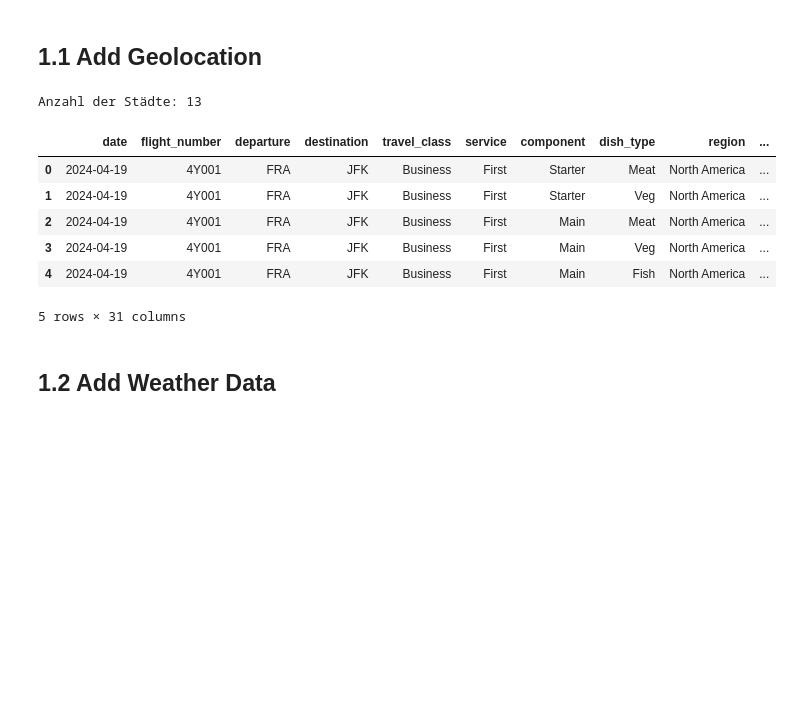
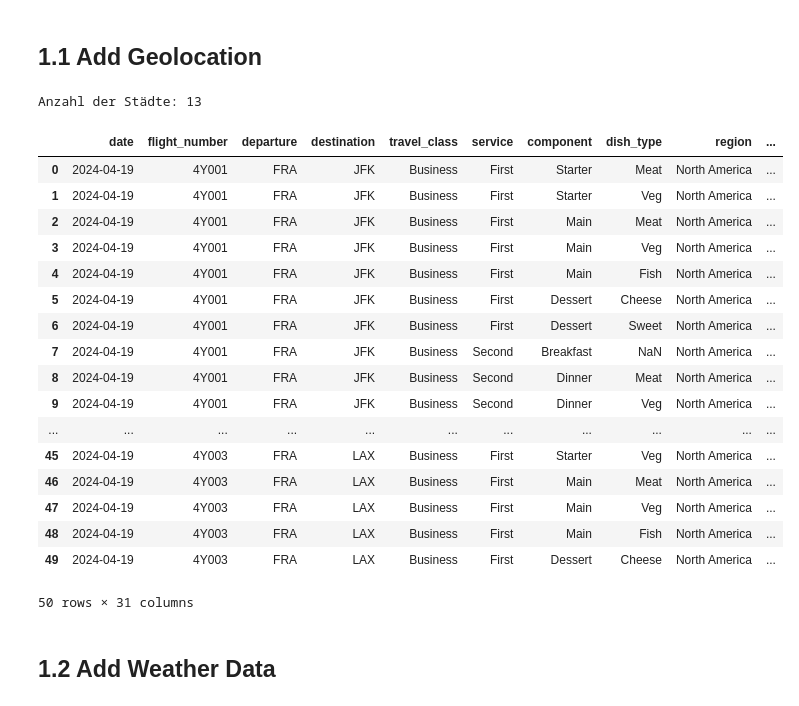
Before and after one commit to EmilHPI/material-dashboard, a Jupyter notebook: pipeline/data_pipeline.ipynb, the cells around one changed output. Drawn from its saved outputs; the diff is of its cells as text; code cells hidden in the pictures; blank space fills up the shorter version.

```diff
--- a/pipeline/data_pipeline.ipynb
+++ b/pipeline/data_pipeline.ipynb
@@ -76,34 +98,45 @@ departure_airports = set(df_import["departure"])
 destination_airports = set(df_import["destination"])
 
 all_airports = list(departure_airports.union(destination_airports))
 
 df_airports = create_df(all_airports)
 
 df_import['departure'] = df_import['departure'].astype(str)
 df_import['destination'] = df_import['destination'].astype(str)
 df_airports['city'] = df_airports['city'].astype(str)
 
 df = df_import.merge(df_airports.rename(columns={
     'city': 'departure',
     'latitude': 'departure_latitude',
     'longitude': 'departure_longitude'
 }), on='departure', how='left')
 
 df = df.merge(df_airports.rename(columns={
     'city': 'destination',
     'latitude': 'destination_latitude',
     'longitude': 'destination_longitude'
 }), on='destination', how='left')
 
-df.head()
+df.head(50)
 # %% [output]
 Anzahl der Städte: 13
 |  | date | flight_number | departure | destination | travel_class | service | component | dish_type | region | ... |
 | 0 | 2024-04-19 | 4Y001 | FRA | JFK | Business | First | Starter | Meat | North America | ... |
 | 1 | 2024-04-19 | 4Y001 | FRA | JFK | Business | First | Starter | Veg | North America | ... |
 | 2 | 2024-04-19 | 4Y001 | FRA | JFK | Business | First | Main | Meat | North America | ... |
 | 3 | 2024-04-19 | 4Y001 | FRA | JFK | Business | First | Main | Veg | North America | ... |
 | 4 | 2024-04-19 | 4Y001 | FRA | JFK | Business | First | Main | Fish | North America | ... |
+| 5 | 2024-04-19 | 4Y001 | FRA | JFK | Business | First | Dessert | Cheese | North America | ... |
+| 6 | 2024-04-19 | 4Y001 | FRA | JFK | Business | First | Dessert | Sweet | North America | ... |
+| 7 | 2024-04-19 | 4Y001 | FRA | JFK | Business | Second | Breakfast | NaN | North America | ... |
+| 8 | 2024-04-19 | 4Y001 | FRA | JFK | Business | Second | Dinner | Meat | North America | ... |
+| 9 | 2024-04-19 | 4Y001 | FRA | JFK | Business | Second | Dinner | Veg | North America | ... |
+| ... | ... | ... | ... | ... | ... | ... | ... | ... | ... | ... |
+| 45 | 2024-04-19 | 4Y003 | FRA | LAX | Business | First | Starter | Veg | North America | ... |
+| 46 | 2024-04-19 | 4Y003 | FRA | LAX | Business | First | Main | Meat | North America | ... |
+| 47 | 2024-04-19 | 4Y003 | FRA | LAX | Business | First | Main | Veg | North America | ... |
+| 48 | 2024-04-19 | 4Y003 | FRA | LAX | Business | First | Main | Fish | North America | ... |
+| 49 | 2024-04-19 | 4Y003 | FRA | LAX | Business | First | Dessert | Cheese | North America | ... |
-5 rows × 31 columns
+50 rows × 31 columns
 # %% [markdown]
 ## 1.2 Add Weather Data
```
Also changed, not shown: parts of 7 cells of this notebook.
